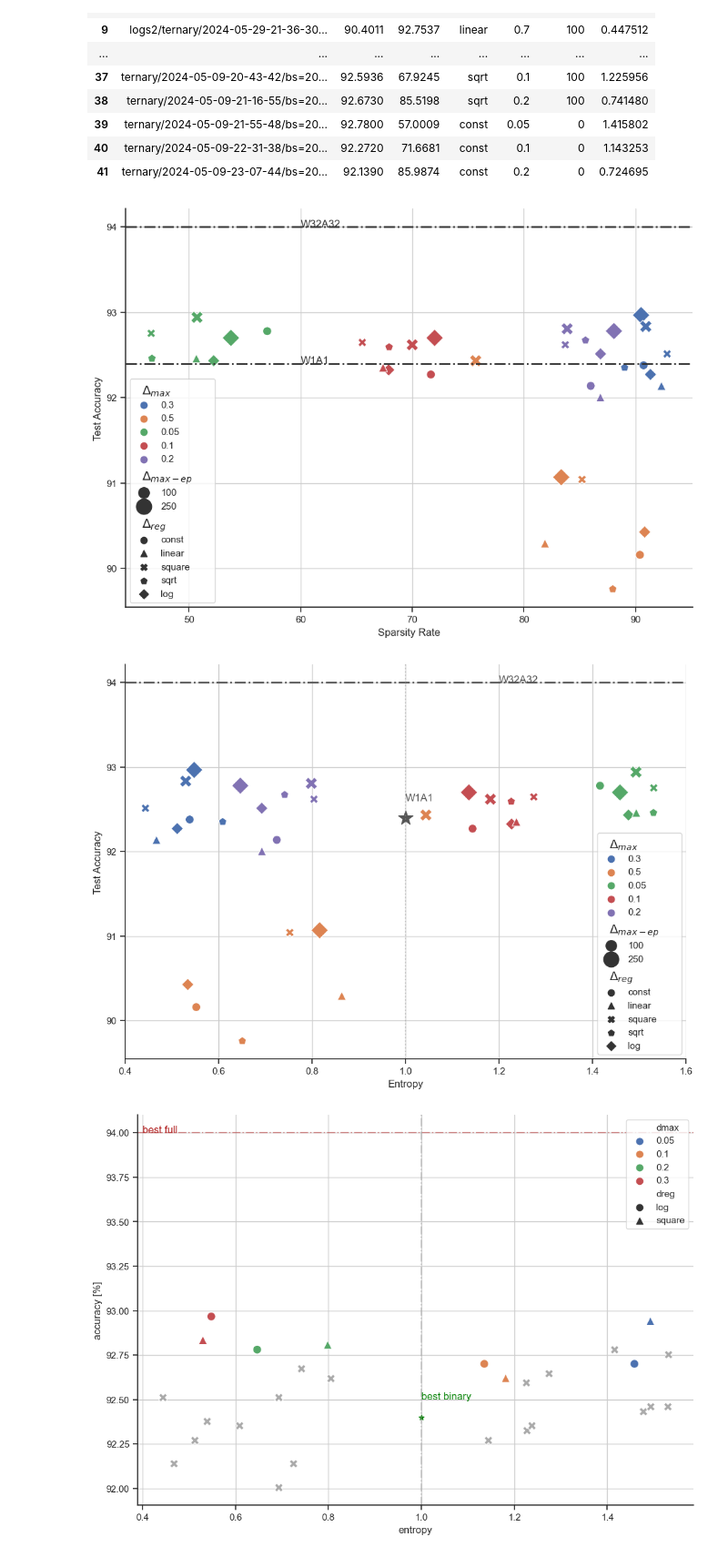
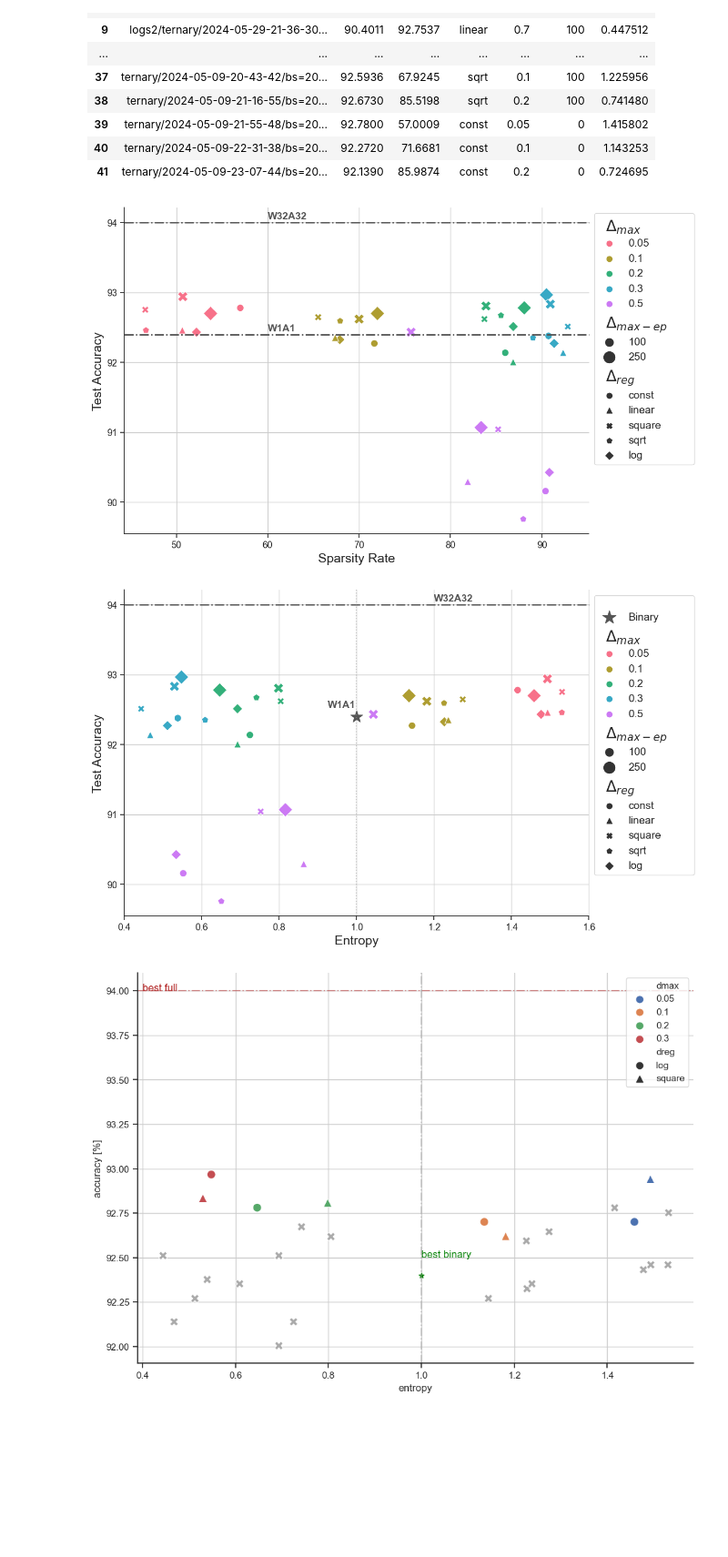
Before and after one commit to jackss011/gyro-classifier, a Jupyter notebook: chart.ipynb, the cells around one changed output. Shown at 91% size. Cells and saved outputs as stored; diff of their text form; code cells hidden in the pictures; blank space fills up the shorter version.

Commit message:
better charts

```diff
--- a/chart.ipynb
+++ b/chart.ipynb
@@ -261,67 +267,100 @@ def fix_legend(legend):
             t.set_text(r"$\Delta_{max}$")
         elif t.get_text() == 'dmaxep':
             t.set_text(r"$\Delta_{max-ep}$")
+        # elif t.get_text() == '0.5':
+        #     t.set_text("0.5\n")
+        #     make_it_title=False
         else:
             make_it_title=False
 
         if make_it_title:
-            t.set_position((-30, -3))
+            t.set_position((-45, -3))
             t.set_fontweight("bold")
             t.set_fontsize('large')
+
+
+def update_prop(handle, orig):
+    handle.update_from(orig)
+    s = handle.get_sizes()[0]
+    if s > 100.0:
+        handle.set_sizes([s/1.25])
+    else:
+        handle.set_sizes([s])
+    # print(handle.get_sizes())
+from matplotlib.axes import Axes
+from matplotlib.legend_handler import HandlerPathCollection
+handle = dict(handler_map={type(a): HandlerPathCollection(update_func=update_prop)}, fontsize=15)
 # %%
 df1 = df.copy()
 # df1 = df1[df1['dmaxep'].astype(float) < 200]
 df1['dmaxep'] = df1['dmaxep'].apply(lambda x: max(int(x), 100))
+df1['dmax'] = df1['dmax'].astype(float)
 y_low = floor(df['acc'].min())
 best_binary = 92.4
 best_full = 94.0
 do_zoom = True
+text_args = dict(fontsize=14, fontweight="bold")
+palette = sns.color_palette("husl", 5)
 
 if do_zoom:
     df1 = df1[df1['dmax'].astype(float) < 0.6]
     y_low = floor(df1['acc'].min())
 
 # y_low = 91
-g = sns.scatterplot(df1, x="zero", y="acc", hue="dmax", style="dreg", size="dmaxep", legend='full', markers=['o', '^', 'X', 'p', 'D'], sizes=(100, 200))
-legend = g.legend(markerscale=1.25)
+g = sns.scatterplot(df1, x="zero", y="acc", hue="dmax", style="dreg", size="dmaxep", legend='full',
+                    markers=['o', '^', 'X', 'p', 'D'],
+                    sizes=(100, 200),
+                    palette=palette,
+                )
+legend = g.legend(markerscale=1.25, **handle,  loc="upper left", bbox_to_anchor=(1, 1),)
 fix_legend(legend)
 
-plt.xlabel("Sparsity Rate")
-plt.ylabel("Test Accuracy")
+plt.xlabel("Sparsity Rate", fontsize=FONT_SIZE)
+plt.ylabel("Test Accuracy", fontsize=FONT_SIZE)
 if not do_zoom:
     plt.yticks([x for x in range(y_low, 94+1)])
 
-plt.axhline(best_full, 0, 100, c='#333', linestyle='-.', lw=2)
-plt.annotate("W32A32", xy=(60, best_full), c='#333')
-plt.axhline(best_binary, 0, 100, c='#333', linestyle='-.', lw=2)
-plt.annotate("W1A1", xy=(60, best_binary), c='#333')
+plt.axhline(best_full, 0, 100, c='#555', linestyle='-.', lw=2)
+plt.annotate("W32A32", xy=(60, best_full+0.05), c='#555', **text_args)
+plt.axhline(best_binary, 0, 100, c='#555', linestyle='-.', lw=2)
+plt.annotate("W1A1", xy=(60, best_binary+0.05), c='#555', **text_args)
 
 plt.grid('both')
 # %% [output]
-[figure, old version]
+[figure, new version]
 # %%
 # g = sns.scatterplot(df1, x="entropy", y="acc", hue="dmax", style="dreg", markers=['o', '^', 'X', 'p', 'D'], s=100)
-g = sns.scatterplot(df1, x="entropy", y="acc", hue="dmax", style="dreg", size="dmaxep", legend='full', markers=['o', '^', 'X', 'p', 'D'], sizes=(100, 200))
-legend = g.legend(markerscale=1.25, alignment='left')
-fix_legend(legend)
+a = plt.scatter([1.0], [best_binary], c="#555", marker='*', s=300, label="Binary")
+g = sns.scatterplot(df1, x="entropy", y="acc", hue="dmax", style="dreg", size="dmaxep", legend='full',
+                    markers=['o', '^', 'X', 'p', 'D'],
+                    sizes=(100, 200),
+                    palette=palette,
+                )
 
-plt.xlabel("Entropy")
+plt.xlabel("Entropy", fontsize=FONT_SIZE)
 plt.xlim((0.4, 1.6))
-plt.ylabel("Test Accuracy")
+plt.ylabel("Test Accuracy", fontsize=FONT_SIZE)
 if not do_zoom:
     plt.yticks([x for x in range(y_low, 94+1)])
 
 plt.axhline(best_full, 0, 100, c='#555', linestyle='-.', lw=2)
-plt.annotate("W32A32", xy=(1.2, best_full), c='#555')
+plt.annotate("W32A32", xy=(1.2, best_full+0.05), c='#555', **text_args)
 plt.axvline(1, 0, 100, alpha=0.5, c='#999', linestyle=':')
-plt.scatter([1.0], [best_binary], c="#555", marker='*', s=300)
-plt.annotate("W1A1", xy=(1.0, best_binary+0.2), c="#555")
+plt.annotate("W1A1", xy=(.925, best_binary+0.125), c="#555", **text_args)
+# plt.legend()
+
+legend = g.legend(markerscale=1.25, loc="upper left", bbox_to_anchor=(1, 1), **handle)
+fix_legend(legend)
+# sns.move_legend(g, "upper left", bbox_to_anchor=(1, 1))
+legend.set_title(" ")
 
 
 
+# legend.set_title("")
+
 plt.grid()
 # %% [output]
-[figure, old version]
+[figure, new version]
 # %%
 df2 = df.copy()
 df2 = df2[(df2['dmaxep'].astype(float) > 200) & (df2['dmax'].astype(float) < 0.4)]
```
Also changed, not shown: parts of 1 cell of this notebook, 2 other files.
